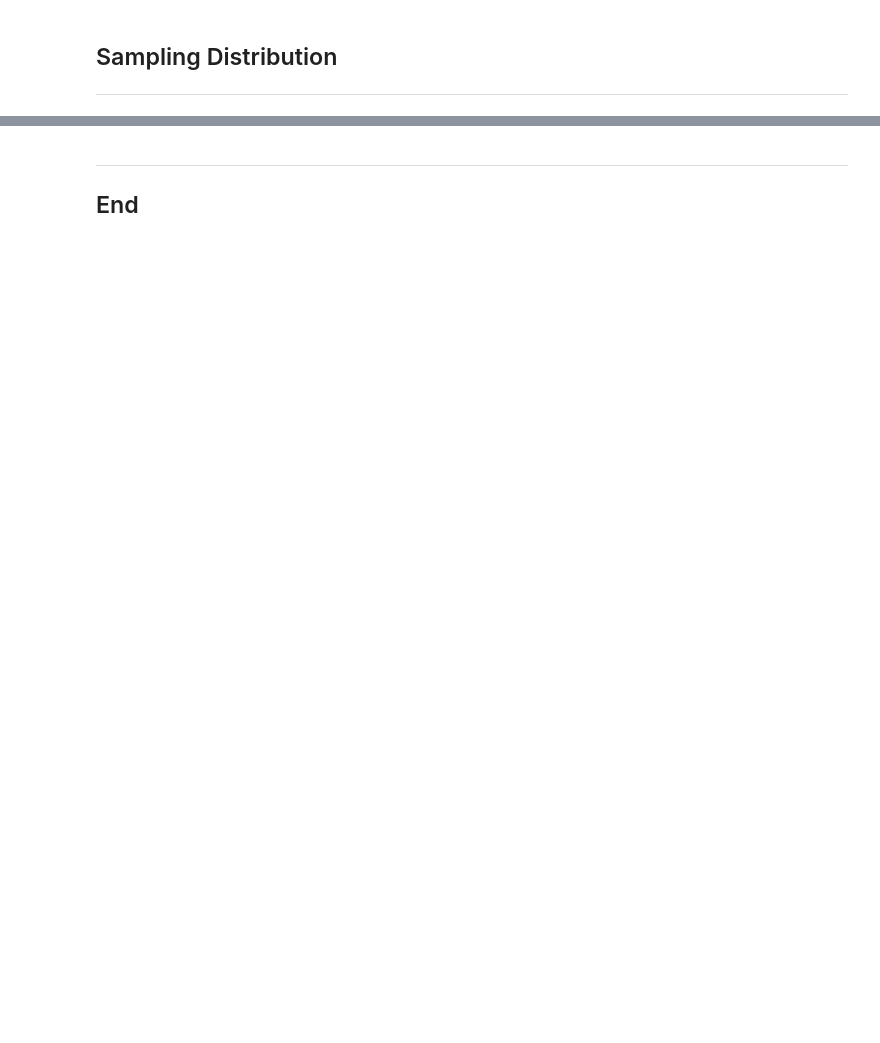
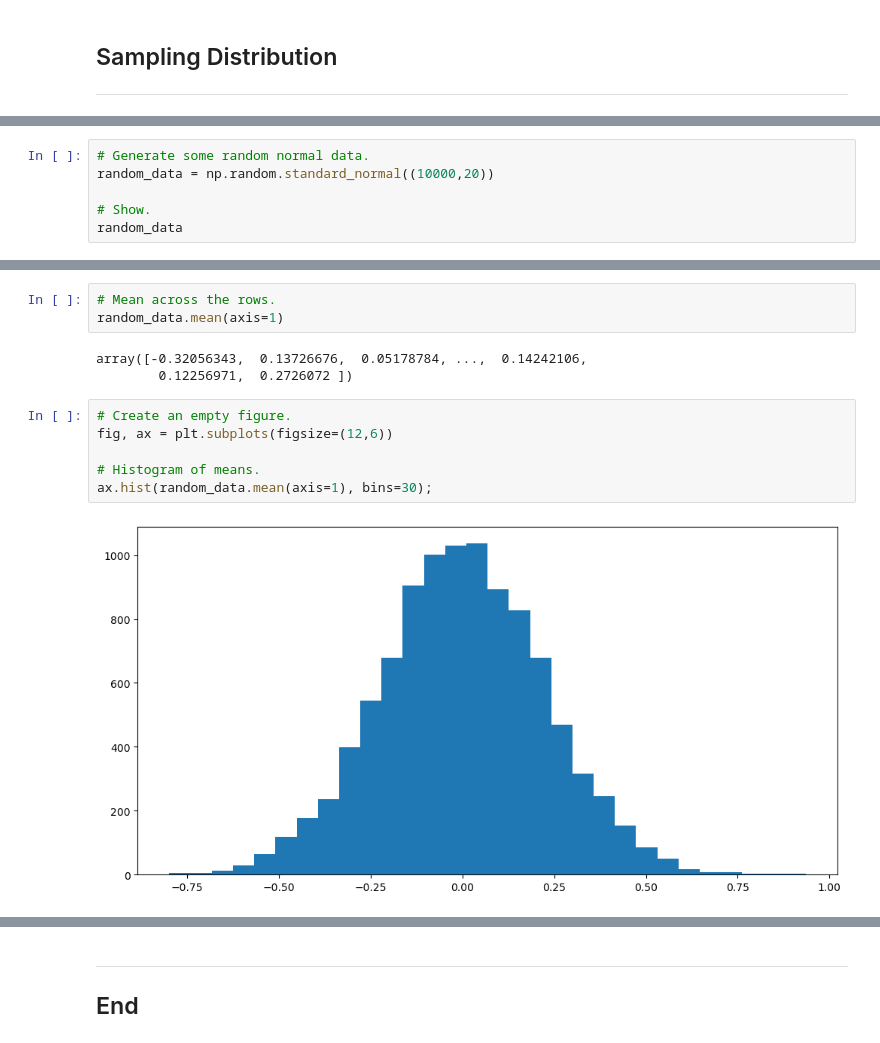
Before and after one commit to ianmcloughlin/notebooks, a Jupyter notebook: t_tests.ipynb, the cells around one changed output, grey strips where cells are left out. Saved outputs shown, nothing was run; the diff lists cells and outputs as text; blank space fills up the shorter version.

```diff
--- a/t_tests.ipynb
+++ b/t_tests.ipynb
@@ -140,0 +138,6 @@ random_mu = np.random.uniform(-2.0, 2.0)
+# %%
+# Generate some random normal data.
+random_data = np.random.standard_normal((10000,20))
+
+# Show.
+random_data
@@ -140,0 +158,14 @@ random_mu = np.random.uniform(-2.0, 2.0)
+# %%
+# Mean across the rows.
+random_data.mean(axis=1)
+# %% [output]
+array([-0.32056343,  0.13726676,  0.05178784, ...,  0.14242106,
+        0.12256971,  0.2726072 ])
+# %%
+# Create an empty figure.
+fig, ax = plt.subplots(figsize=(12,6))
+
+# Histogram of means.
+ax.hist(random_data.mean(axis=1), bins=30);
+# %% [output]
+[figure, added]
```
Also changed, not shown: parts of 4 cells of this notebook.
